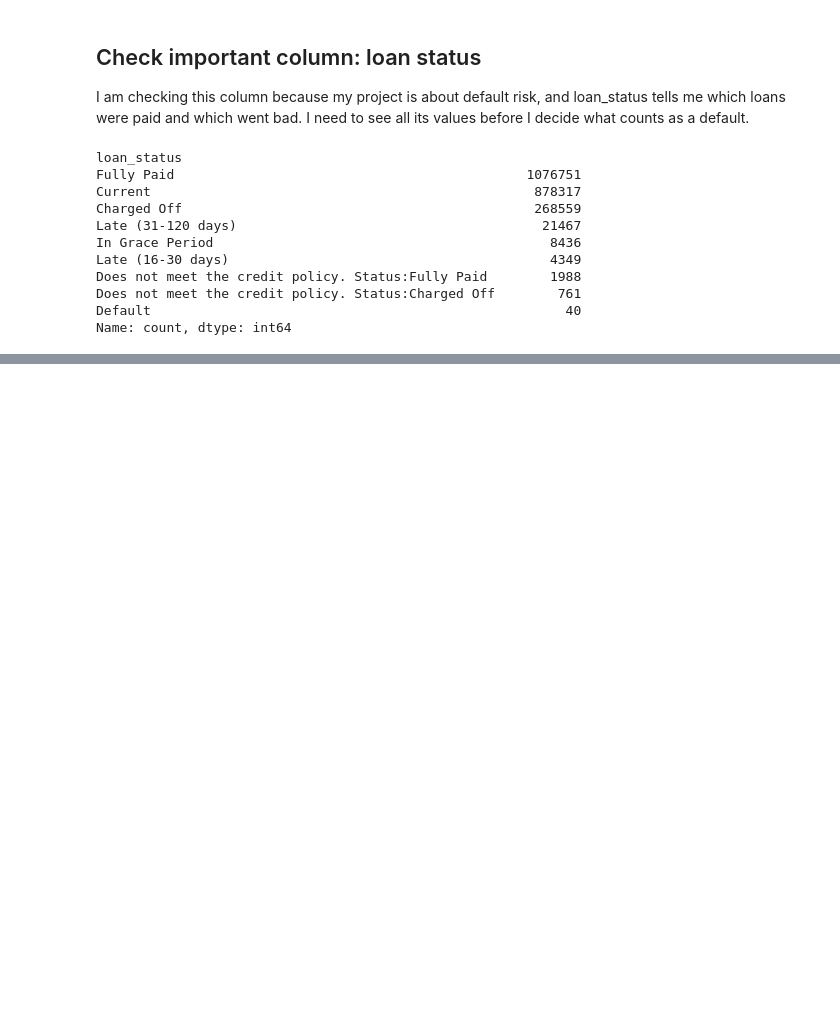
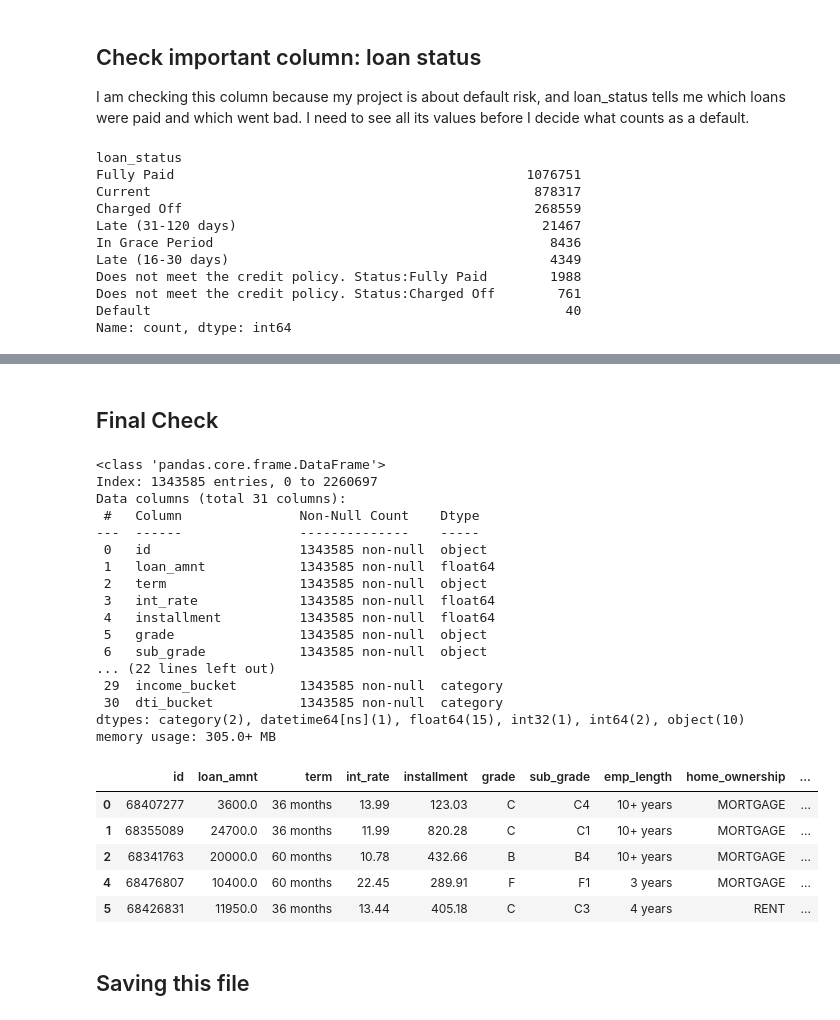
Before and after one commit to ruchira-bi/loan-risk-analytics, a Jupyter notebook: notebooks/02_load_and_explore.ipynb, the cells around one changed output, grey strips where cells are left out. Cells and saved outputs as stored; diff of their text form; code cells hidden in the pictures; blank space fills up the shorter version.

```diff
--- a/notebooks/02_load_and_explore.ipynb
+++ b/notebooks/02_load_and_explore.ipynb
@@ -90,0 +258,31 @@ Name: count, dtype: int64
+# %% [markdown]
+## Final Check
+# %%
+df_clean.info()
+df_clean.head()
+# %% [output]
+<class 'pandas.core.frame.DataFrame'>
+Index: 1343585 entries, 0 to 2260697
+Data columns (total 31 columns):
+ #   Column               Non-Null Count    Dtype
+---  ------               --------------    -----
+ 0   id                   1343585 non-null  object
+ 1   loan_amnt            1343585 non-null  float64
+ 2   term                 1343585 non-null  object
+ 3   int_rate             1343585 non-null  float64
+ 4   installment          1343585 non-null  float64
+ 5   grade                1343585 non-null  object
+ 6   sub_grade            1343585 non-null  object
+... (22 lines left out)
+ 29  income_bucket        1343585 non-null  category
+ 30  dti_bucket           1343585 non-null  category
+dtypes: category(2), datetime64[ns](1), float64(15), int32(1), int64(2), object(10)
+memory usage: 305.0+ MB
+|  | id | loan_amnt | term | int_rate | installment | grade | sub_grade | emp_length | home_ownership | ... |
+| 0 | 68407277 | 3600.0 | 36 months | 13.99 | 123.03 | C | C4 | 10+ years | MORTGAGE | ... |
+| 1 | 68355089 | 24700.0 | 36 months | 11.99 | 820.28 | C | C1 | 10+ years | MORTGAGE | ... |
+| 2 | 68341763 | 20000.0 | 60 months | 10.78 | 432.66 | B | B4 | 10+ years | MORTGAGE | ... |
+| 4 | 68476807 | 10400.0 | 60 months | 22.45 | 289.91 | F | F1 | 3 years | MORTGAGE | ... |
+| 5 | 68426831 | 11950.0 | 36 months | 13.44 | 405.18 | C | C3 | 4 years | RENT | ... |
+# %% [markdown]
+## Saving this file
```
Also changed, not shown: parts of 33 cells of this notebook, 11 other files.
